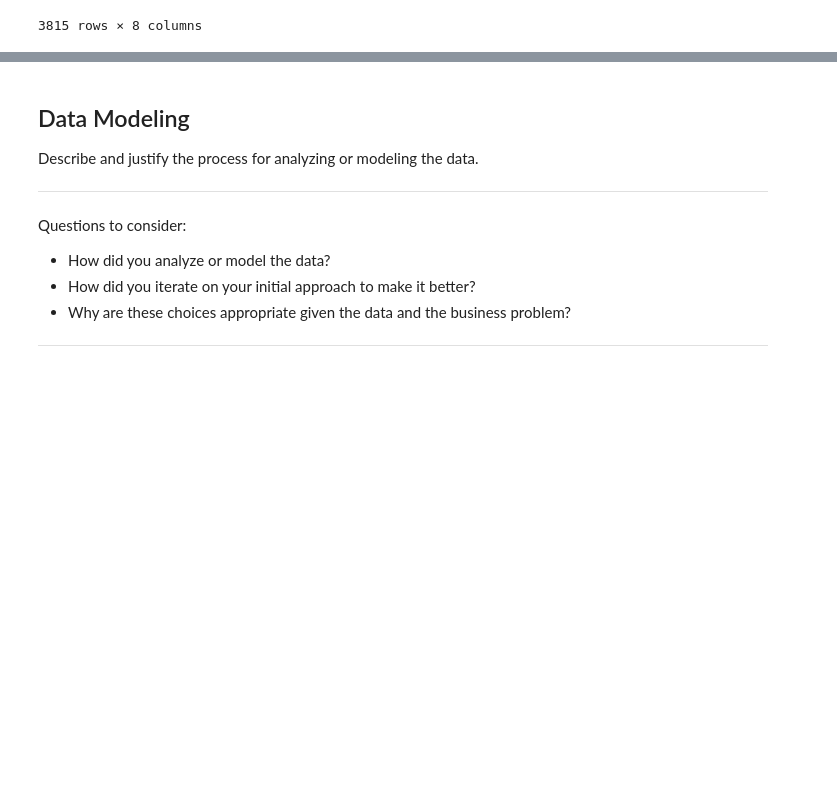
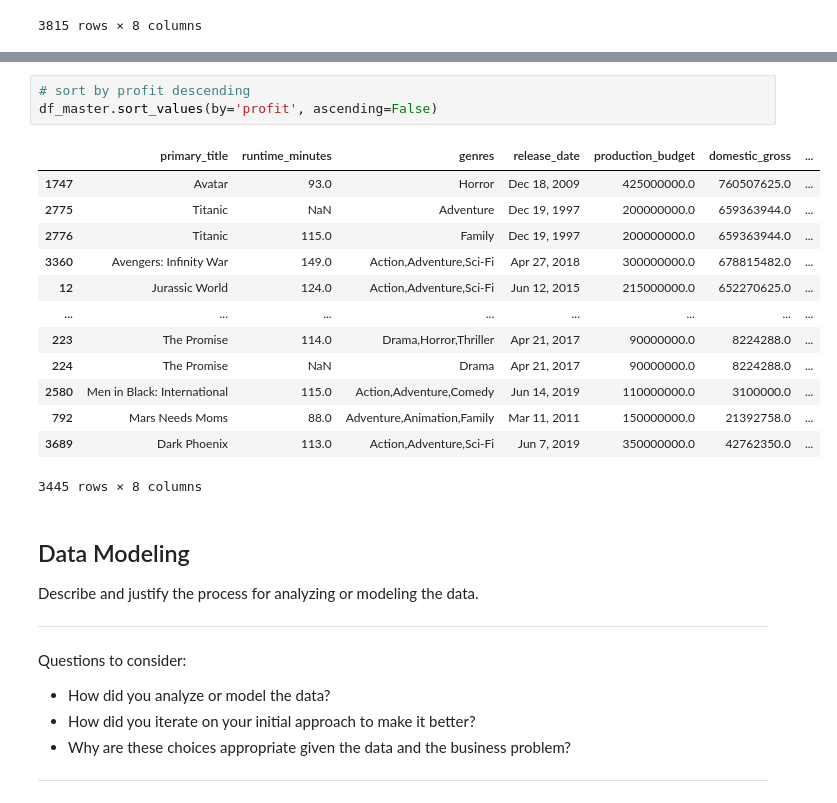
Before and after one commit to sierrajul/Microsoft-Movie-Analysis, a Jupyter notebook: dsc-phase1-project-template.ipynb, the cells around one changed output, grey strips where cells are left out. Cells and saved outputs as stored; diff of their text form; blank space fills up the shorter version.

```diff
--- a/dsc-phase1-project-template.ipynb
+++ b/dsc-phase1-project-template.ipynb
@@ -207,3 +227,20 @@ df_master
+# %%
+# sort by profit descending
+df_master.sort_values(by='profit', ascending=False)
+# %% [output]
+|  | primary_title | runtime_minutes | genres | release_date | production_budget | domestic_gross | ... |
+| 1747 | Avatar | 93.0 | Horror | Dec 18, 2009 | 425000000.0 | 760507625.0 | ... |
+| 2775 | Titanic | NaN | Adventure | Dec 19, 1997 | 200000000.0 | 659363944.0 | ... |
+| 2776 | Titanic | 115.0 | Family | Dec 19, 1997 | 200000000.0 | 659363944.0 | ... |
+| 3360 | Avengers: Infinity War | 149.0 | Action,Adventure,Sci-Fi | Apr 27, 2018 | 300000000.0 | 678815482.0 | ... |
+| 12 | Jurassic World | 124.0 | Action,Adventure,Sci-Fi | Jun 12, 2015 | 215000000.0 | 652270625.0 | ... |
+| ... | ... | ... | ... | ... | ... | ... | ... |
+| 223 | The Promise | 114.0 | Drama,Horror,Thriller | Apr 21, 2017 | 90000000.0 | 8224288.0 | ... |
+| 224 | The Promise | NaN | Drama | Apr 21, 2017 | 90000000.0 | 8224288.0 | ... |
+| 2580 | Men in Black: International | 115.0 | Action,Adventure,Comedy | Jun 14, 2019 | 110000000.0 | 3100000.0 | ... |
+| 792 | Mars Needs Moms | 88.0 | Adventure,Animation,Family | Mar 11, 2011 | 150000000.0 | 21392758.0 | ... |
+| 3689 | Dark Phoenix | 113.0 | Action,Adventure,Sci-Fi | Jun 7, 2019 | 350000000.0 | 42762350.0 | ... |
+3445 rows × 8 columns
 # %% [markdown]
 ## Data Modeling
 Describe and justify the process for analyzing or modeling the data.
```
Also changed, not shown: parts of 2 cells of this notebook.
